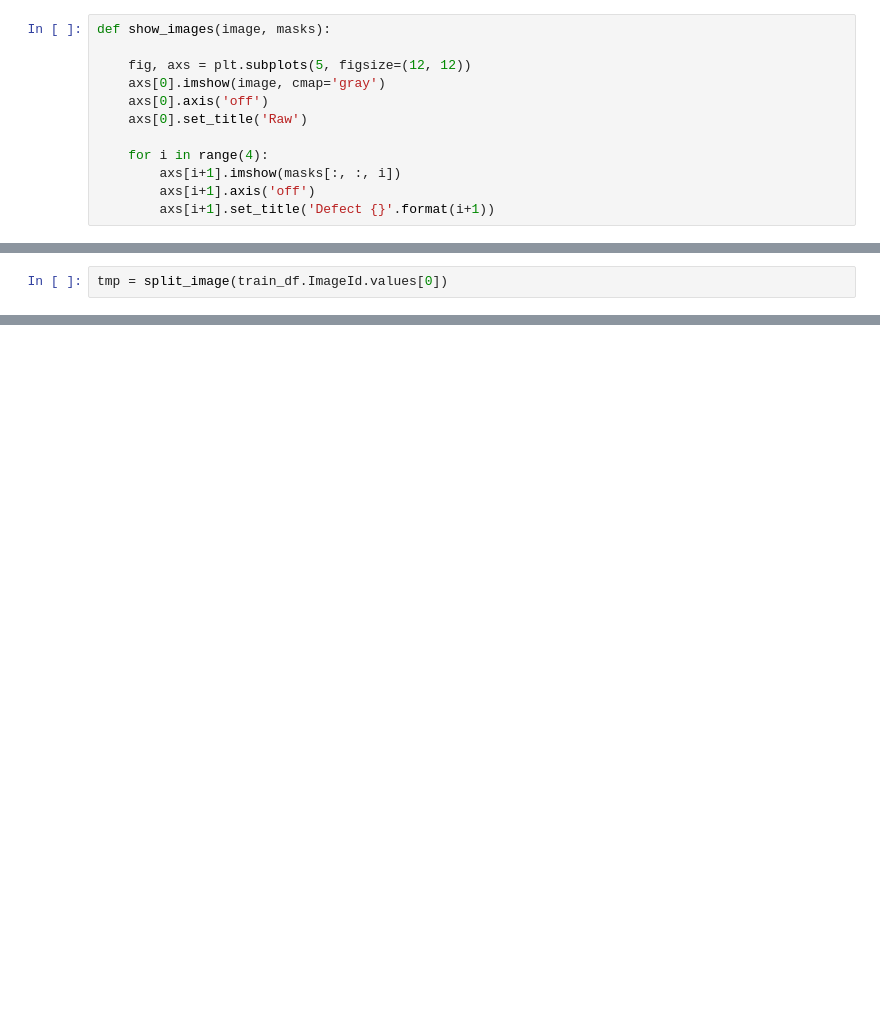
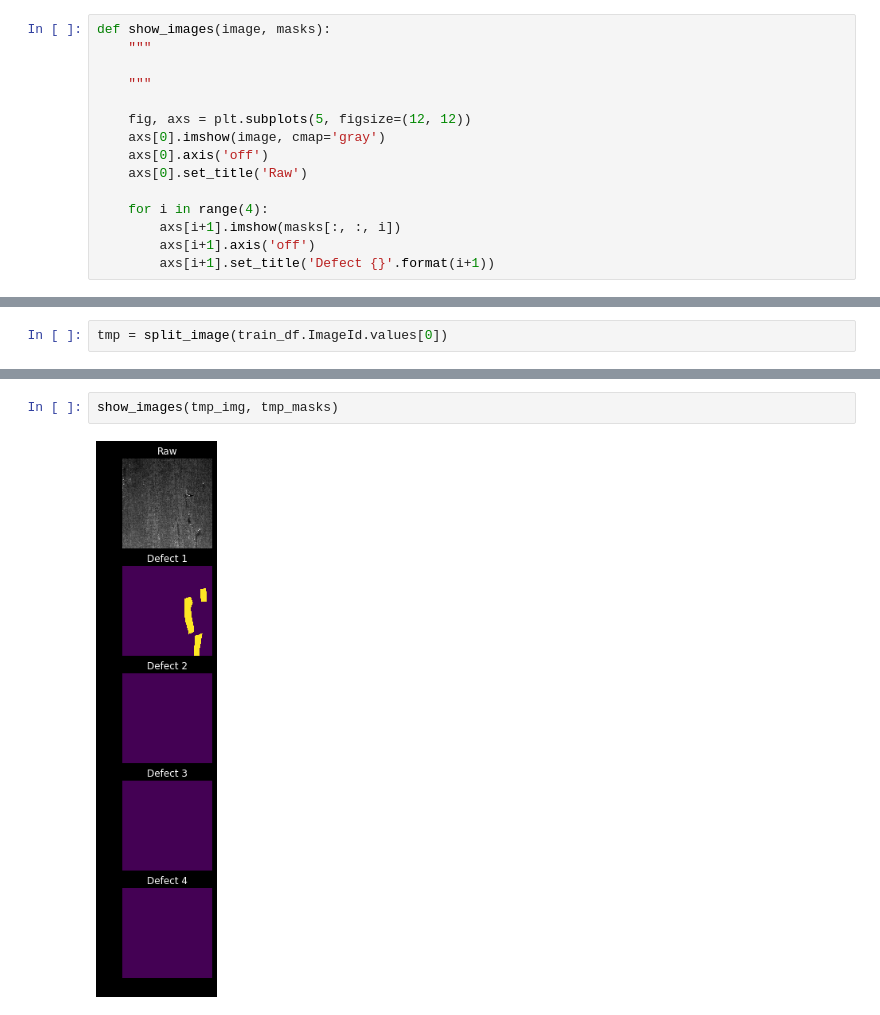
Before and after one commit to tfortimmy/frankthetank, a Jupyter notebook: Jesse_Image_Segmenter.ipynb, the cells around one changed output, grey strips where cells are left out. Drawn from its saved outputs; the diff is of its cells as text; blank space fills up the shorter version.

```diff
--- a/Jesse_Image_Segmenter.ipynb
+++ b/Jesse_Image_Segmenter.ipynb
@@ -88,6 +93,9 @@ def get_segment(start_width, start_height, segment_width, segment_height, sample
     return sample_img[start_height:start_height+segment_height, start_width:start_width+segment_width], sample_masks[start_height:start_height+segment_height, start_width:start_width+segment_width,:]
 # %%
 def show_images(image, masks):
+    """
+
+    """
 
     fig, axs = plt.subplots(5, figsize=(12, 12))
     axs[0].imshow(image, cmap='gray')
@@ -200,0 +198,4 @@ def splitImg(train_df, files):
+# %%
+show_images(tmp_img, tmp_masks)
+# %% [output]
+[figure, added]
```
Also changed, not shown: parts of 11 cells of this notebook, 2 other files.
